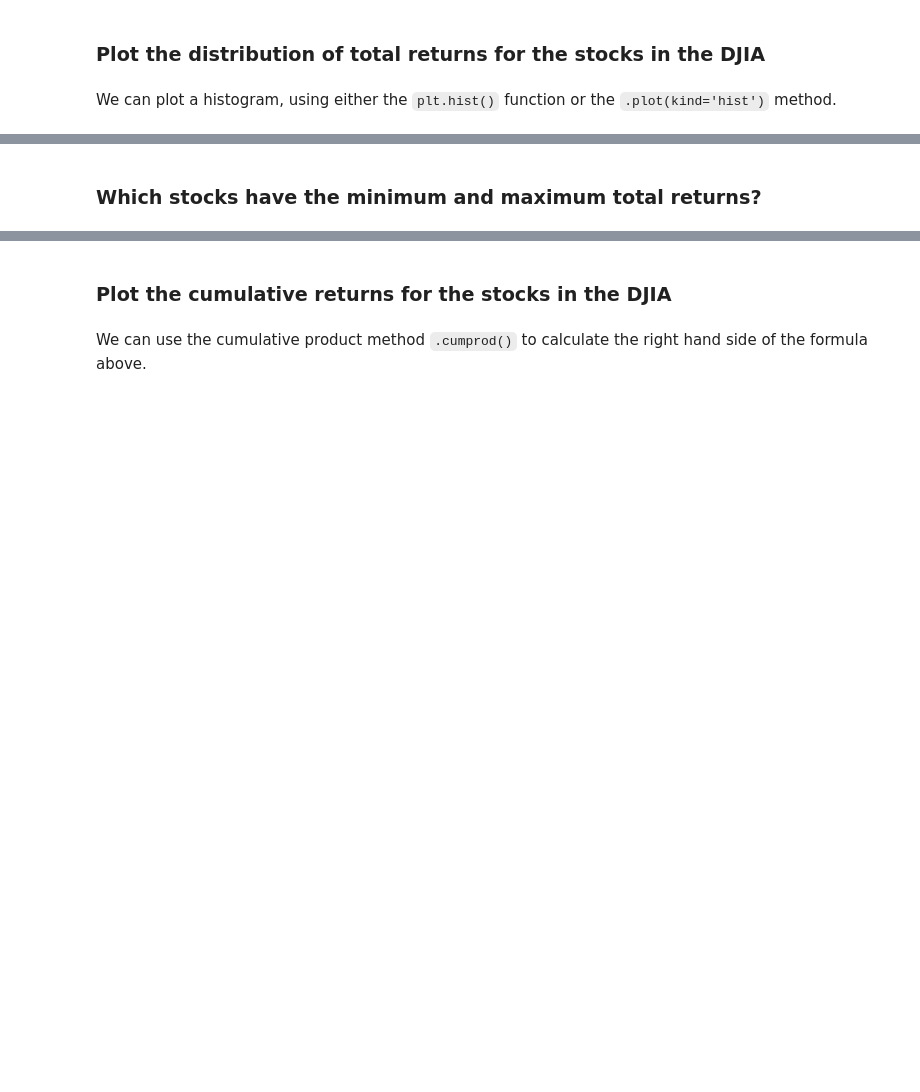
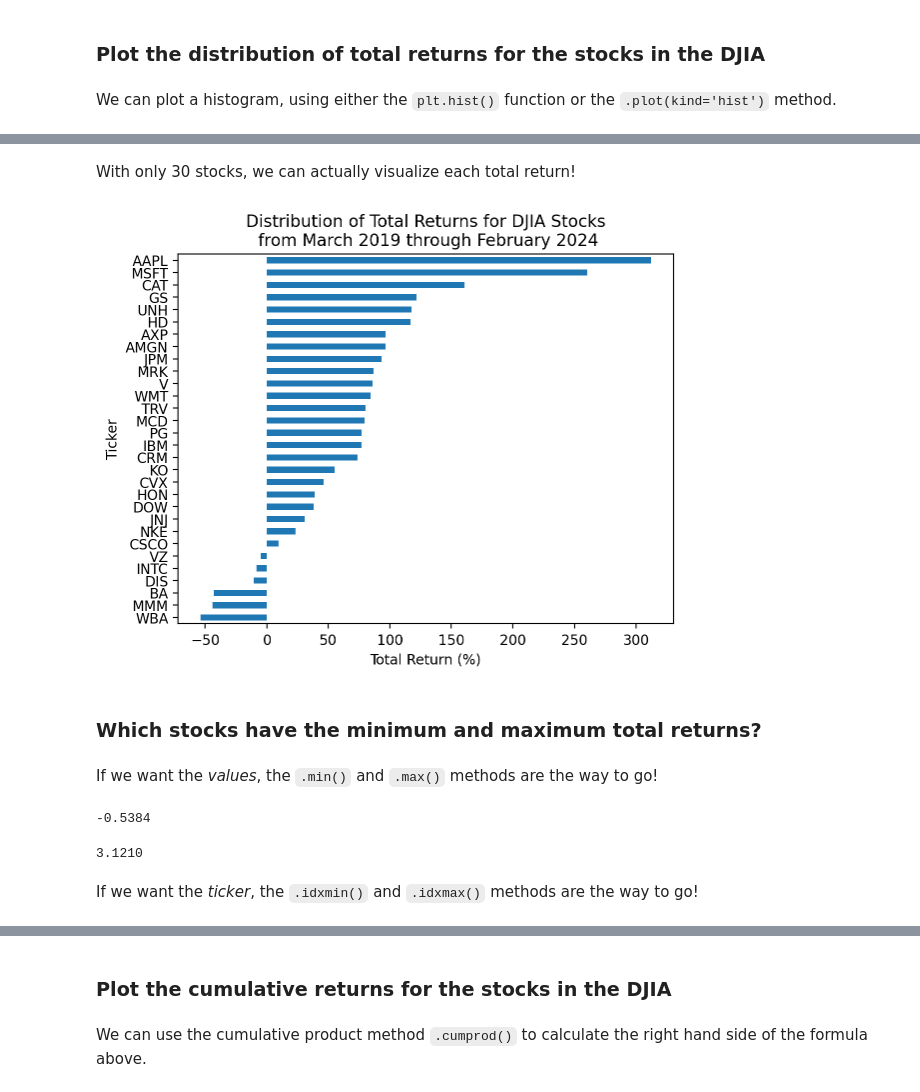
Before and after one commit to richard-herron/fina-6333-2024-spring, a Jupyter notebook: Notebooks/mckinney_05_practice_02.ipynb, the cells around one changed output, grey strips where cells are left out. Saved outputs shown, nothing was run; the diff lists cells and outputs as text; code cells hidden in the pictures; blank space fills up the shorter version.

```diff
--- a/Notebooks/mckinney_05_practice_02.ipynb
+++ b/Notebooks/mckinney_05_practice_02.ipynb
@@ -270,2 +372,36 @@ We can plot a histogram, using either the `plt.hist()` function or the `.plot(ki
+# %% [markdown]
+With only 30 stocks, we can actually visualize each total return!
+# %%
+(
+    returns2
+    .add(1)
+    .prod()
+    .sub(1)
+    .sort_values() # sort by total returns
+    .mul(100)
+    .plot(kind='barh') # horizontal bar chart
+)
+
+start_date = returns2.index.min()
+stop_date = returns2.index.max()
+
+plt.xlabel('Total Return (%)')
+plt.ylabel('Ticker')
+plt.title(f'Distribution of Total Returns for DJIA Stocks\n from {start_date:%B %Y} through {stop_date:%B %Y}')
+plt.show()
+# %% [output]
+[figure, added]
 # %% [markdown]
 ### Which stocks have the minimum and maximum total returns?
+# %% [markdown]
+If we want the *values*, the `.min()` and `.max()` methods are the way to go!
+# %%
+total_returns2.min()
+# %% [output]
+-0.5384
+# %%
+total_returns2.max()
+# %% [output]
+3.1210
+# %% [markdown]
+If we want the *ticker*, the `.idxmin()` and `.idxmax()` methods are the way to go!
```
Also changed, not shown: parts of 26 cells of this notebook, 7 other files.
